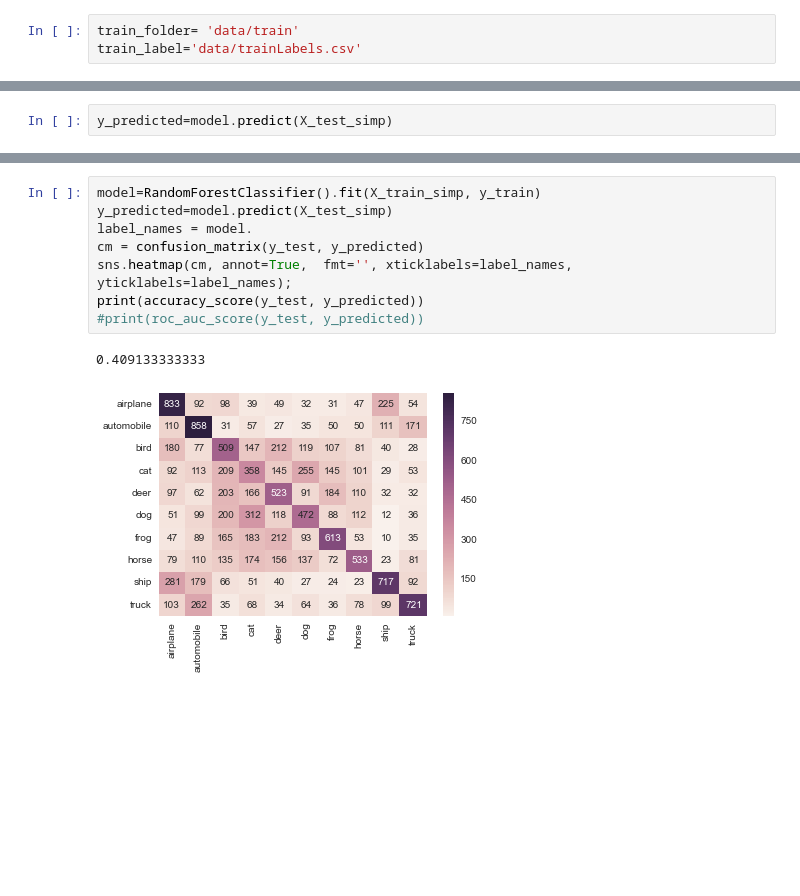
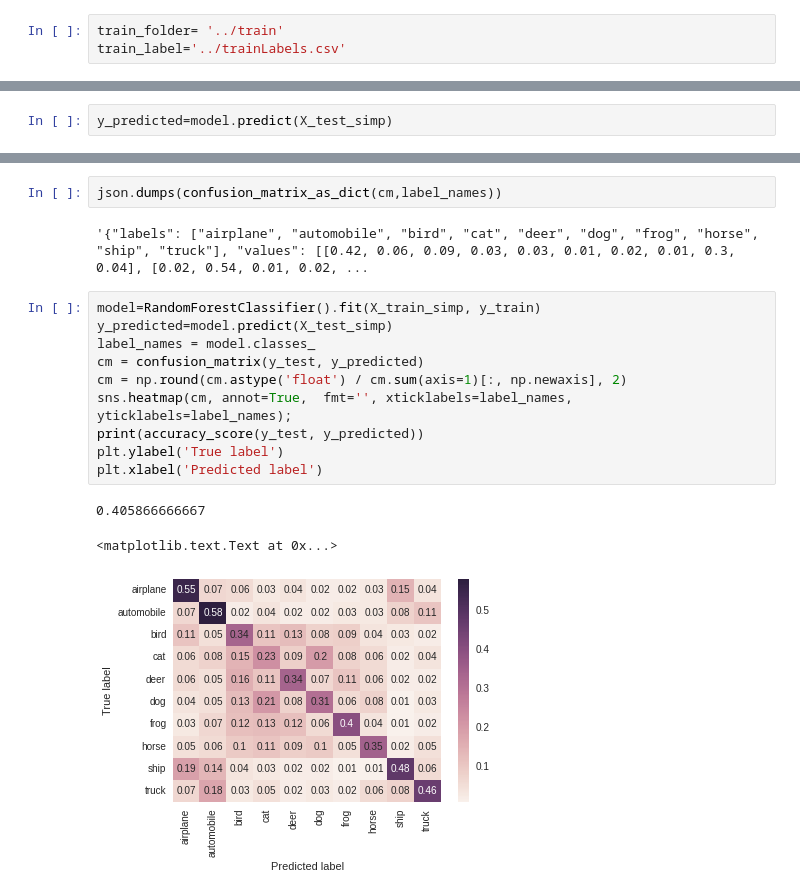
Before and after one commit to npatta01/metis_mcnulty, a Jupyter notebook: real_model.ipynb, the cells around one changed output, grey strips where cells are left out. Cells and saved outputs as stored; diff of their text form; blank space fills up the shorter version.

```diff
--- a/real_model.ipynb
+++ b/real_model.ipynb
@@ -49,5 +46,5 @@ from sklearn.cross_validation import train_test_split
 %load_ext autoreload
 %autoreload 2
 # %%
-train_folder= 'data/train'
-train_label='data/trainLabels.csv'
+train_folder= '../train'
+train_label='../trainLabels.csv'
@@ -193,14 +262,21 @@ print(accuracy_score(y_test, y_predicted))
+# %%
+json.dumps(confusion_matrix_as_dict(cm,label_names))
+# %% [output]
+'{"labels": ["airplane", "automobile", "bird", "cat", "deer", "dog", "frog", "horse", "ship", "truck"], "values": [[0.42, 0.06, 0.09, 0.03, 0.03, 0.01, 0.02, 0.01, 0.3, 0.04], [0.02, 0.54, 0.01, 0.02, ...
 # %%
 model=RandomForestClassifier().fit(X_train_simp, y_train)
 y_predicted=model.predict(X_test_simp)
-label_names = model.
+label_names = model.classes_
 cm = confusion_matrix(y_test, y_predicted)
+cm = np.round(cm.astype('float') / cm.sum(axis=1)[:, np.newaxis], 2)
 sns.heatmap(cm, annot=True,  fmt='', xticklabels=label_names, yticklabels=label_names);
 print(accuracy_score(y_test, y_predicted))
-#print(roc_auc_score(y_test, y_predicted))
+plt.ylabel('True label')
+plt.xlabel('Predicted label')
 # %% [output]
-0.409133333333
+0.405866666667
+<matplotlib.text.Text at 0x...>
-[figure, old version]
+[figure, new version]
 # %%
 model=BernoulliNB().fit(X_train_simp, y_train)
 y_predicted=model.predict(X_test_simp)
```
Also changed, not shown: parts of 21 cells of this notebook, 1 other file.
